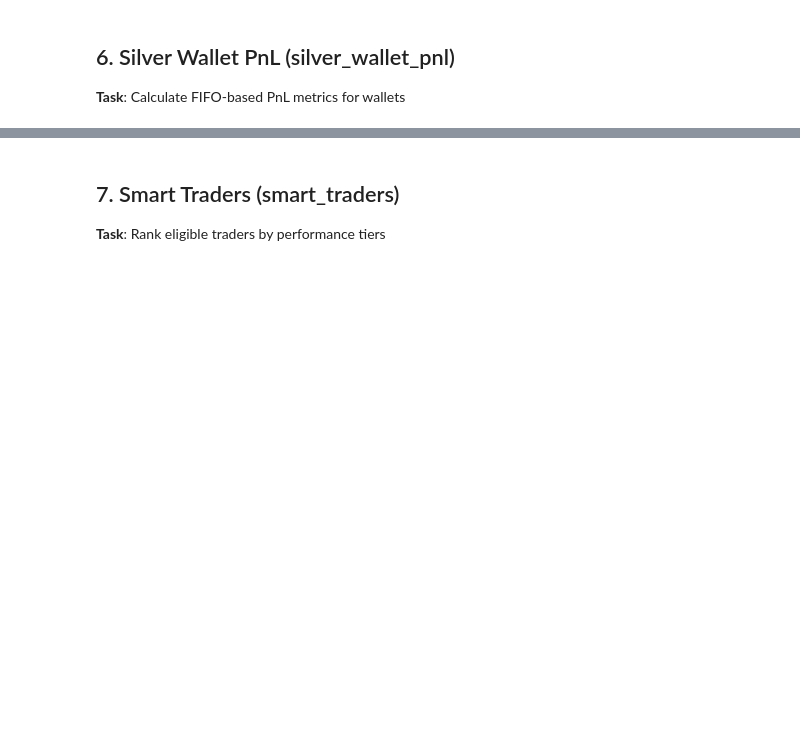
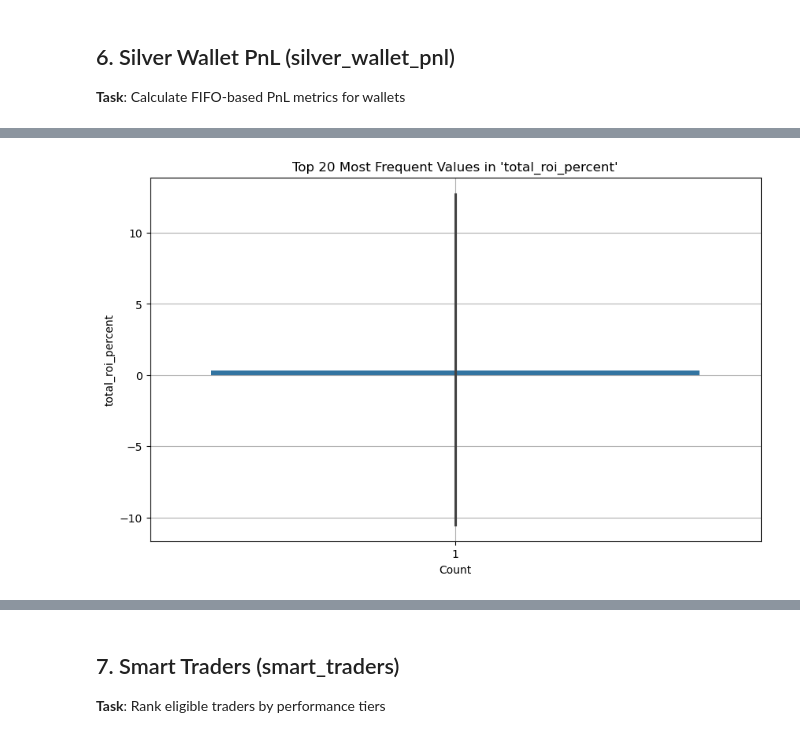
Before and after one commit to jgupdogg/smart-traders, a Jupyter notebook: notebooks/database_explorer.ipynb, the cells around one changed output, grey strips where cells are left out. Saved outputs shown, nothing was run; the diff lists cells and outputs as text; code cells hidden in the pictures; blank space fills up the shorter version.

```diff
--- a/notebooks/database_explorer.ipynb
+++ b/notebooks/database_explorer.ipynb
@@ -287,0 +299,4 @@ Silver Wallet PnL - Status
+# %%
+plot_value_counts(df, 'total_roi_percent')
+# %% [output]
+[figure, added]
```
Also changed, not shown: parts of 11 cells of this notebook, 9 other files.
